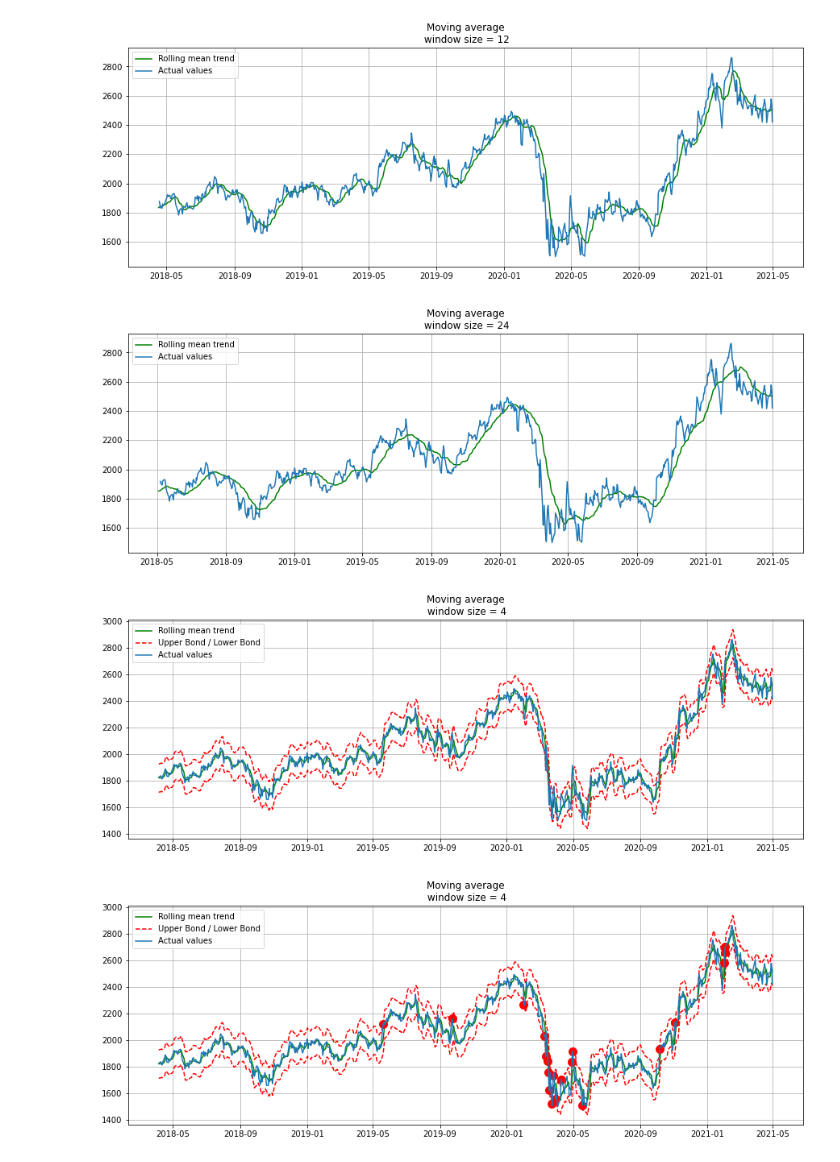
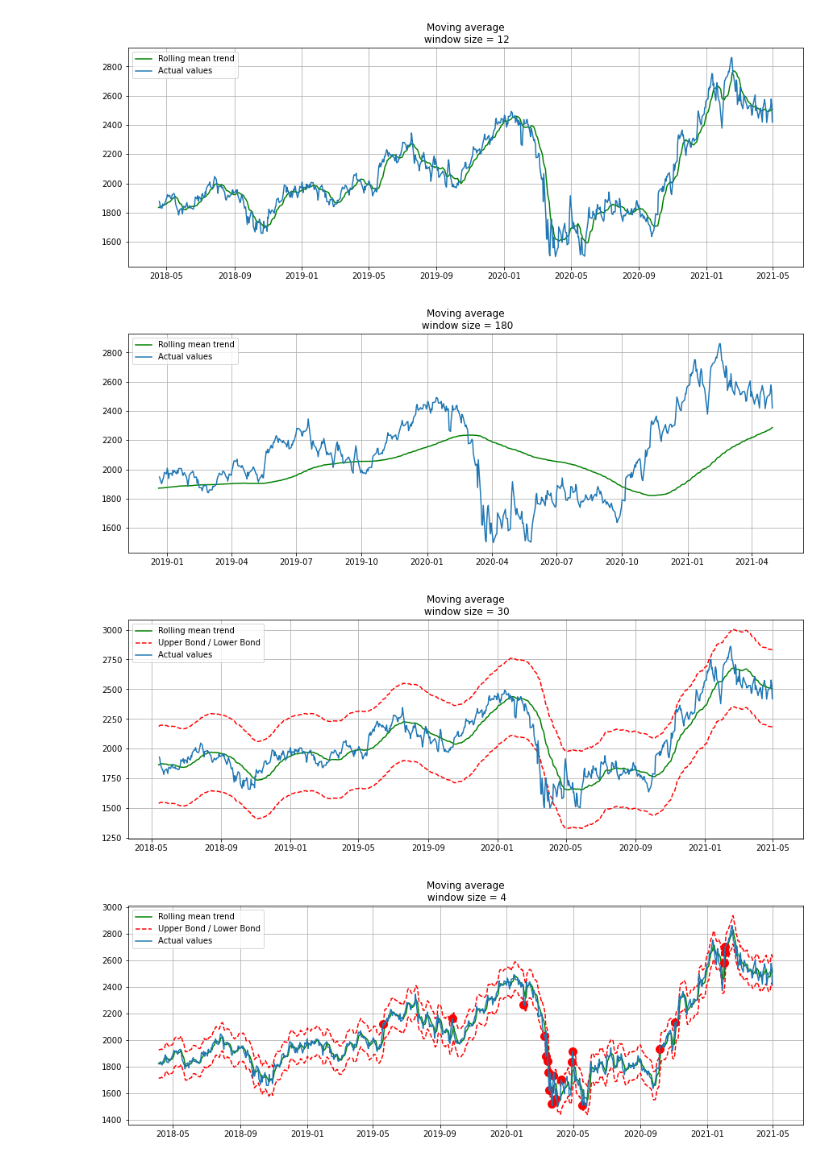
Before and after one commit to AIPQDev/Alumni-Sessions, a Jupyter notebook: Financial Data Analysis & Prediction/NSEPY Experiment Session 01.ipynb, the cells around one changed output. Saved outputs shown, nothing was run; the diff lists cells and outputs as text; code cells hidden in the pictures.

```diff
--- a/Financial Data Analysis & Prediction/NSEPY Experiment Session 01.ipynb
+++ b/Financial Data Analysis & Prediction/NSEPY Experiment Session 01.ipynb
@@ -391,13 +404,13 @@ plotMovingAverage(data['Close'], 12)
 # %% [output]
 [figure]
 # %%
-plotMovingAverage(data['Close'], 24)
+plotMovingAverage(data['Close'], 180)
 # %% [output]
-[figure, old version]
+[figure, new version]
 # %%
-plotMovingAverage(data['Close'], 4, plot_intervals=True)
+plotMovingAverage(data['Close'], 30, plot_intervals=True)
 # %% [output]
-[figure, old version]
+[figure, new version]
 # %%
 plotMovingAverage(data[['Close']], 4, plot_intervals=True, plot_anomalies=True)
 # %% [output]
```
Also changed, not shown: parts of 8 cells of this notebook, 4 other files.
